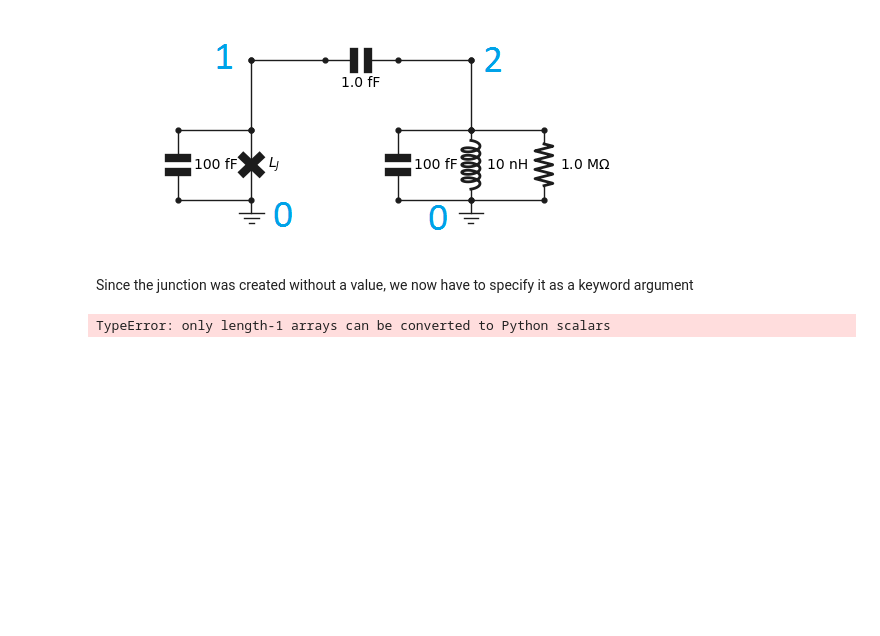
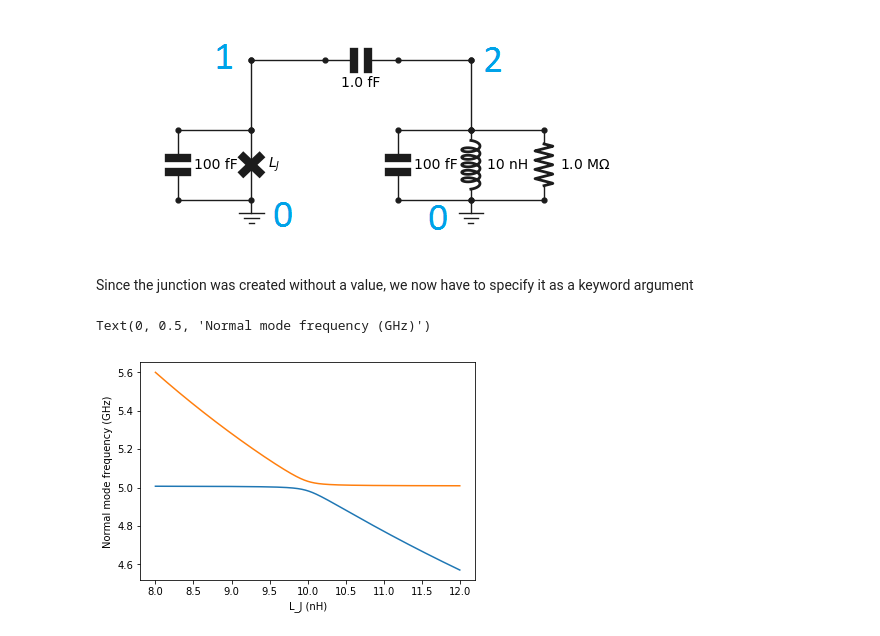
Before and after one commit to qucat/qucat, a Jupyter notebook: docs/source/tutorials/transmon_LC_programmatically.ipynb, the cells around one changed output. Cells and saved outputs as stored; diff of their text form; code cells hidden in the pictures; blank space fills up the shorter version.

```diff
--- a/docs/source/tutorials/transmon_LC_programmatically.ipynb
+++ b/docs/source/tutorials/transmon_LC_programmatically.ipynb
@@ -202,6 +203,9 @@ we now have to specify it as a keyword argument
 import matplotlib.pyplot as plt
 # %%
 L_J = np.linspace(8e-9,12e-9,1001)
-plt.plot(L_J,cir.eigenfrequencies(L_J = L_J))
+plt.plot(L_J*1e9,[cir.eigenfrequencies(L_J = x)/1e9 for x in L_J])
+plt.xlabel('L_J (nH)')
+plt.ylabel('Normal mode frequency (GHz)')
 # %% [output]
-TypeError: only length-1 arrays can be converted to Python scalars
+Text(0, 0.5, 'Normal mode frequency (GHz)')
+[figure, added]
```
Also changed, not shown: parts of 1 cell of this notebook, 3 other files.
